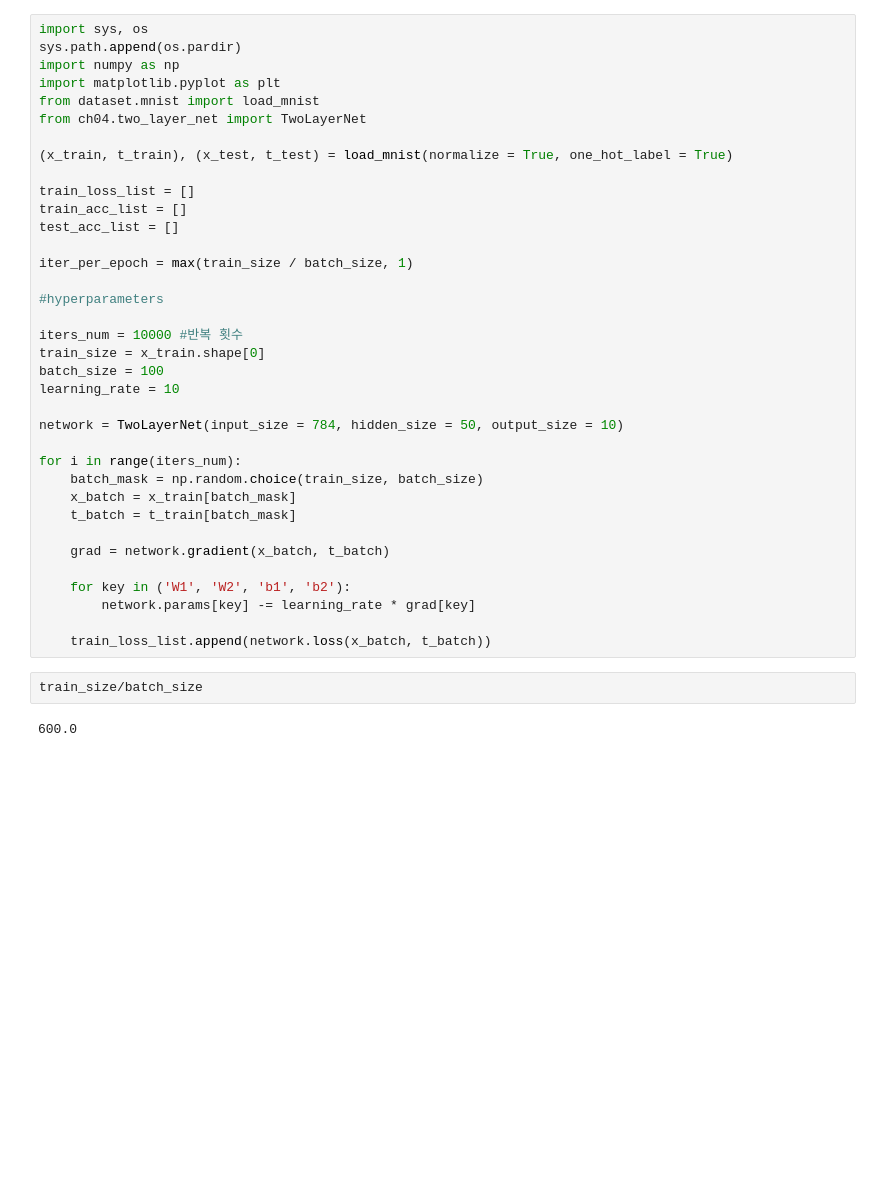
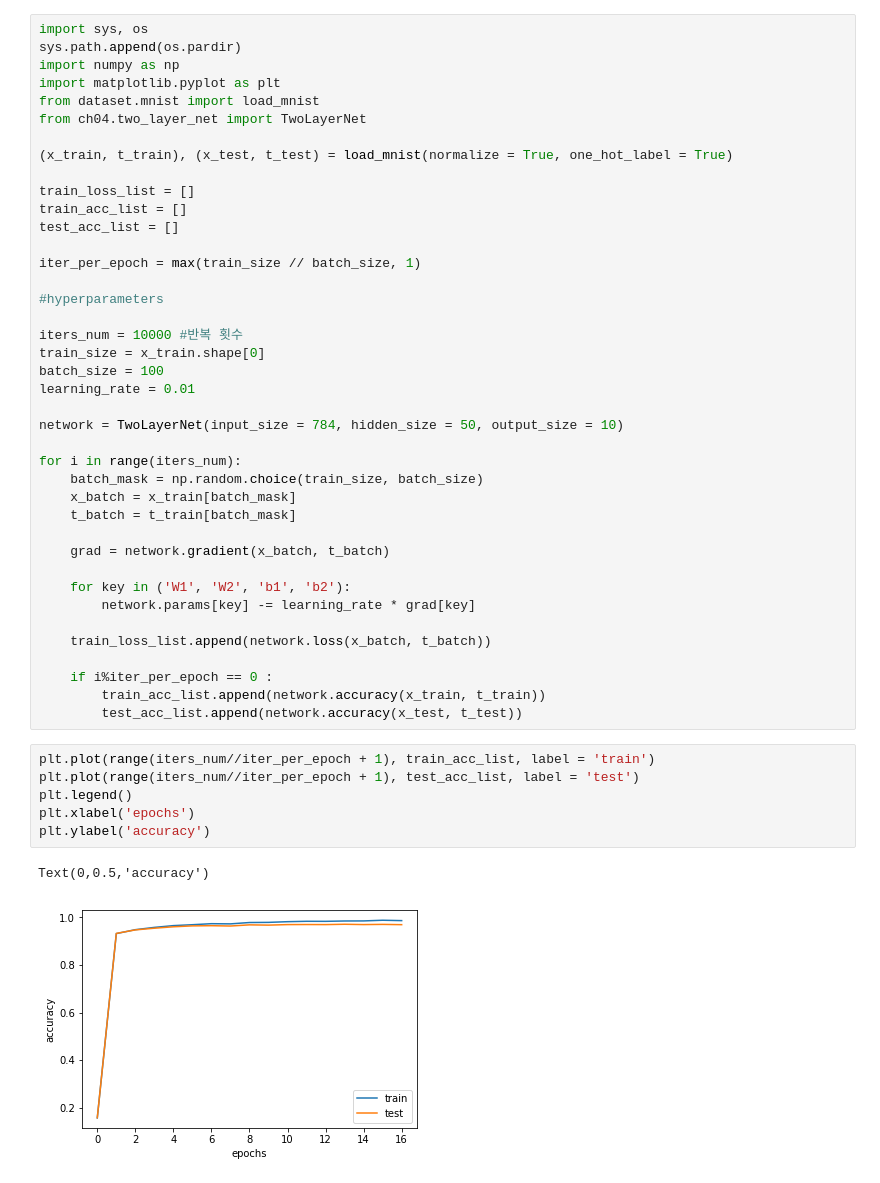
Before and after one commit to znfmxmrhlepf/Ishs-Informatics-I-D-2018, a Jupyter notebook: train_neuralnet.ipynb, the cells around one changed output. Saved outputs shown, nothing was run; the diff lists cells and outputs as text; blank space fills up the shorter version.

```diff
--- a/train_neuralnet.ipynb
+++ b/train_neuralnet.ipynb
@@ -12,14 +12,14 @@ train_loss_list = []
 train_acc_list = []
 test_acc_list = []
 
-iter_per_epoch = max(train_size / batch_size, 1)
+iter_per_epoch = max(train_size // batch_size, 1)
 
 #hyperparameters
 
 iters_num = 10000 #반복 횟수
 train_size = x_train.shape[0]
 batch_size = 100
-learning_rate = 10
+learning_rate = 0.01
 
 network = TwoLayerNet(input_size = 784, hidden_size = 50, output_size = 10)
 
@@ -34,7 +34,16 @@ for i in range(iters_num):
         network.params[key] -= learning_rate * grad[key]
 
     train_loss_list.append(network.loss(x_batch, t_batch))
+
+    if i%iter_per_epoch == 0 :
+        train_acc_list.append(network.accuracy(x_train, t_train))
+        test_acc_list.append(network.accuracy(x_test, t_test))
-# %%
-train_size/batch_size
-# %% [output]
-600.0
+# %%
+plt.plot(range(iters_num//iter_per_epoch + 1), train_acc_list, label = 'train')
+plt.plot(range(iters_num//iter_per_epoch + 1), test_acc_list, label = 'test')
+plt.legend()
+plt.xlabel('epochs')
+plt.ylabel('accuracy')
+# %% [output]
+Text(0,0.5,'accuracy')
+[figure, added]
```
Also changed, not shown: parts of 2 cells of this notebook.
